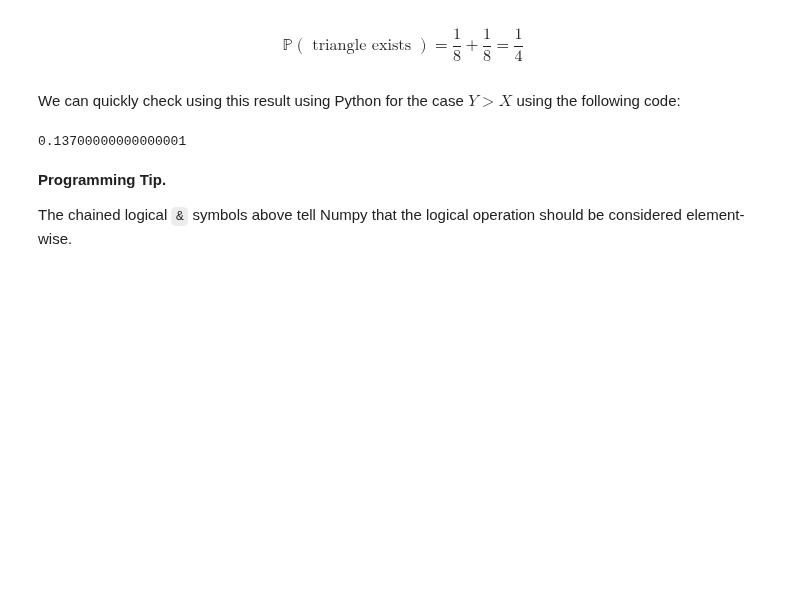
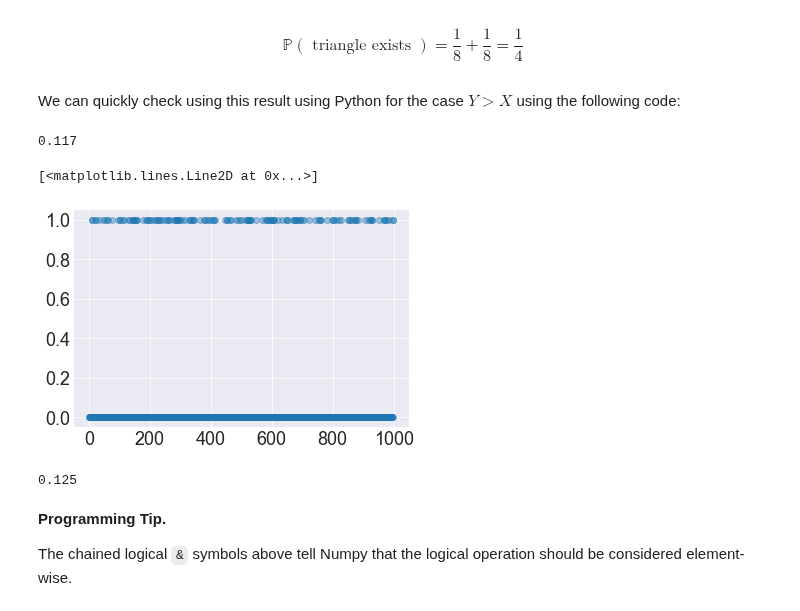
Before and after one commit to hvribeiro/MCSC1, a Jupyter notebook: aulas/02.1 - Introduction to probability.ipynb, the cells around one changed output. Drawn from its saved outputs; the diff is of its cells as text; code cells hidden in the pictures; blank space fills up the shorter version.

```diff
--- a/aulas/02.1 - Introduction to probability.ipynb
+++ b/aulas/02.1 - Introduction to probability.ipynb
@@ -1326,13 +1375,24 @@ $$
 We can quickly check using this result using Python for the case $Y>X$ using
 the following code:
 # %%
->>> import numpy as np
->>> x,y = np.random.rand(2,1000) # uniform rv
->>> a,b,c = x,(y-x),1-y # 3 sides
->>> s = (a+b+c)/2
->>> np.mean((s>a) & (s>b)  & (s>c) & (y>x)) # approx 1/8=0.125
+x,y = np.random.rand(2,1000)
+
+a,b,c = x,(y-x),1-y # 3 sides
+
+s = (a+b+c)/2
+
+np.mean((s>a) & (s>b)  & (s>c) & (y>x))
 # %% [output]
-0.13700000000000001
+0.117
+# %%
+plt.plot((s>a) & (s>b)  & (s>c) & (y>x),'o',alpha=0.4)
+# %% [output]
+[<matplotlib.lines.Line2D at 0x...>]
+[figure, added]
+# %%
+1/8
+# %% [output]
+0.125
 # %% [markdown]
 **Programming Tip.**
 
```
Also changed, not shown: parts of 168 cells of this notebook.
